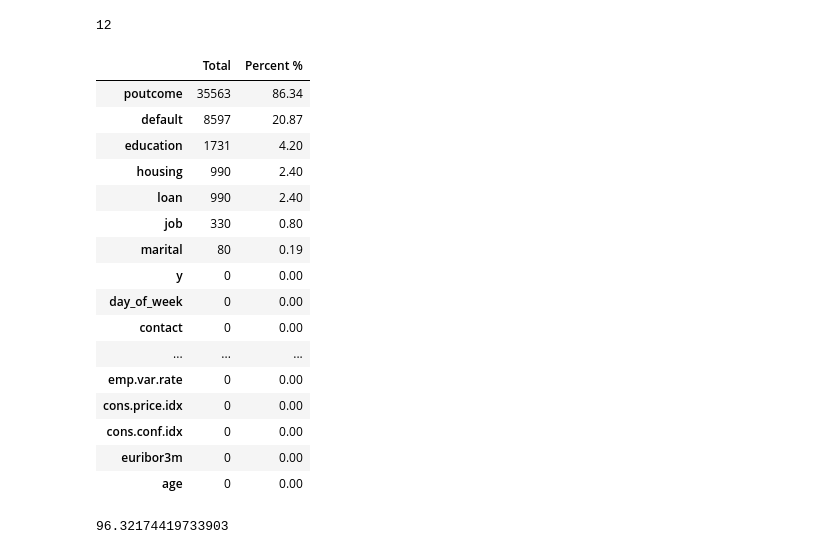
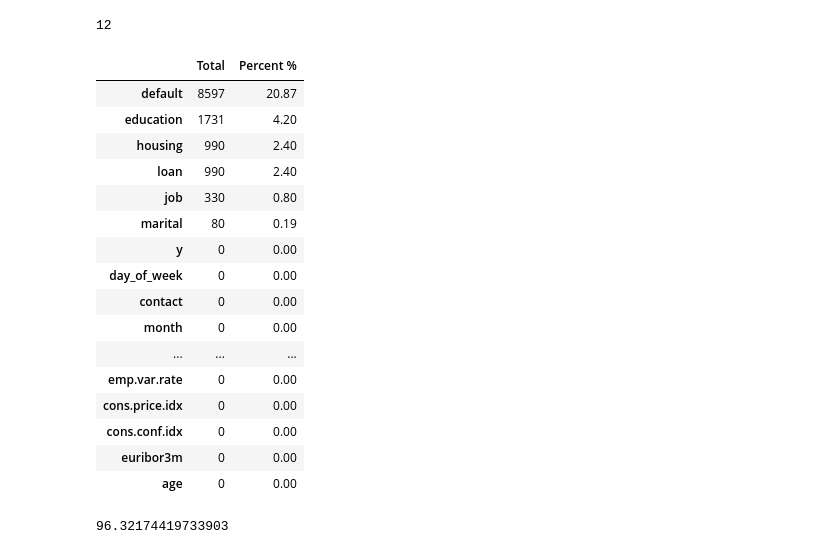
Before and after one commit to ngttnguyen/atom-assignments, a Jupyter notebook: assignment_7/Nguyen_Bank_Marketing.ipynb, the cells around one changed output. Drawn from its saved outputs; the diff is of its cells as text; code cells hidden in the pictures.

```diff
--- a/assignment_7/Nguyen_Bank_Marketing.ipynb
+++ b/assignment_7/Nguyen_Bank_Marketing.ipynb
@@ -101,22 +101,21 @@ len(marketing_df[marketing_df.duplicated(keep='first')])
 # %%
 #pdays = 999 --> trước đó chưa contacted
 # define NA values:
 
-na_lst = ["NA","","#NA","unknown","nonexistent"]
+na_lst = ["NA","","#NA","unknown"]
 marketing_df = pd.read_csv(file_path, sep=';', na_values = na_lst, keep_default_na = True)
 
 def missing_exploration(data):
     total = data.isnull().sum().sort_values(ascending=False)
     percent = round((data.isnull().sum()/data.isnull().count()*100),2).sort_values(ascending=False)
     missing_data = pd.concat([total, percent], axis=1, keys=['Total', 'Percent %'])
     return missing_data
 
 missing_exploration(marketing_df)
 
 # Tỉ lệ Missing của các biến
 # %% [output]
 |  | Total | Percent % |
-| poutcome | 35563 | 86.34 |
 | default | 8597 | 20.87 |
 | education | 1731 | 4.20 |
 | housing | 990 | 2.40 |
@@ -126,6 +125,7 @@ missing_exploration(marketing_df)
 | y | 0 | 0.00 |
 | day_of_week | 0 | 0.00 |
 | contact | 0 | 0.00 |
+| month | 0 | 0.00 |
 | ... | ... | ... |
 | emp.var.rate | 0 | 0.00 |
 | cons.price.idx | 0 | 0.00 |
```
Also changed, not shown: parts of 13 cells of this notebook.
